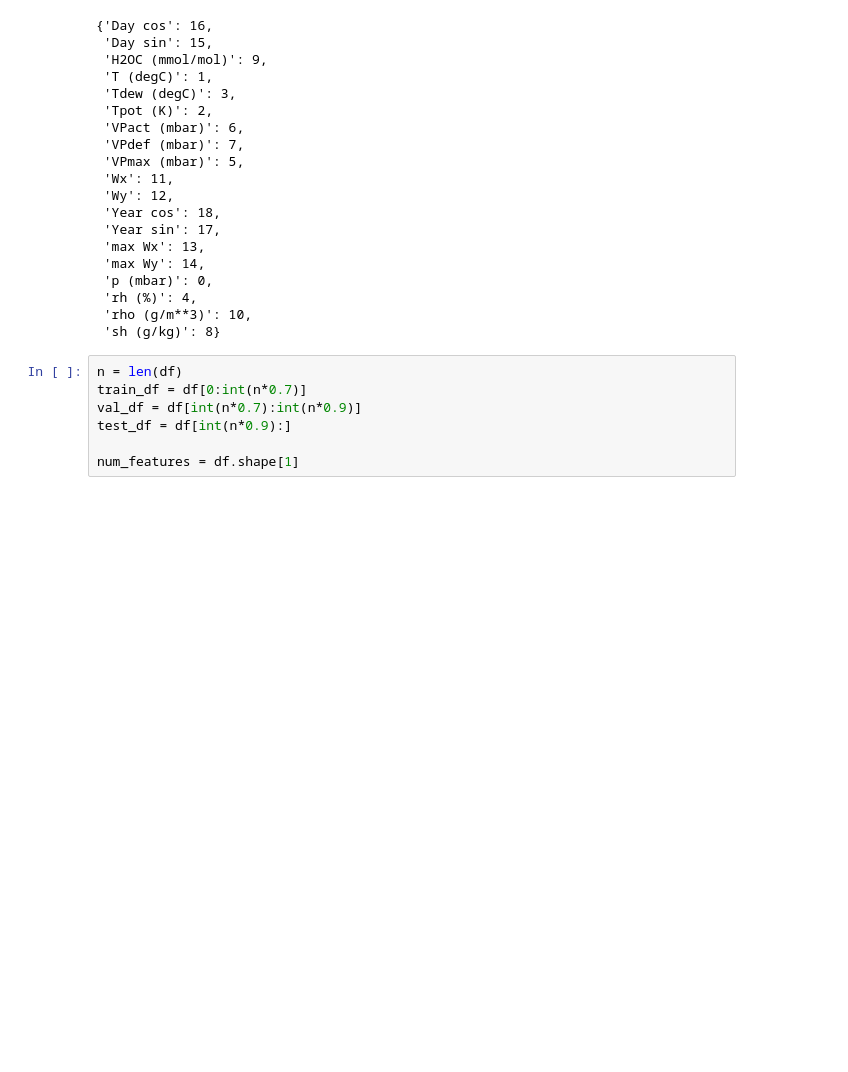
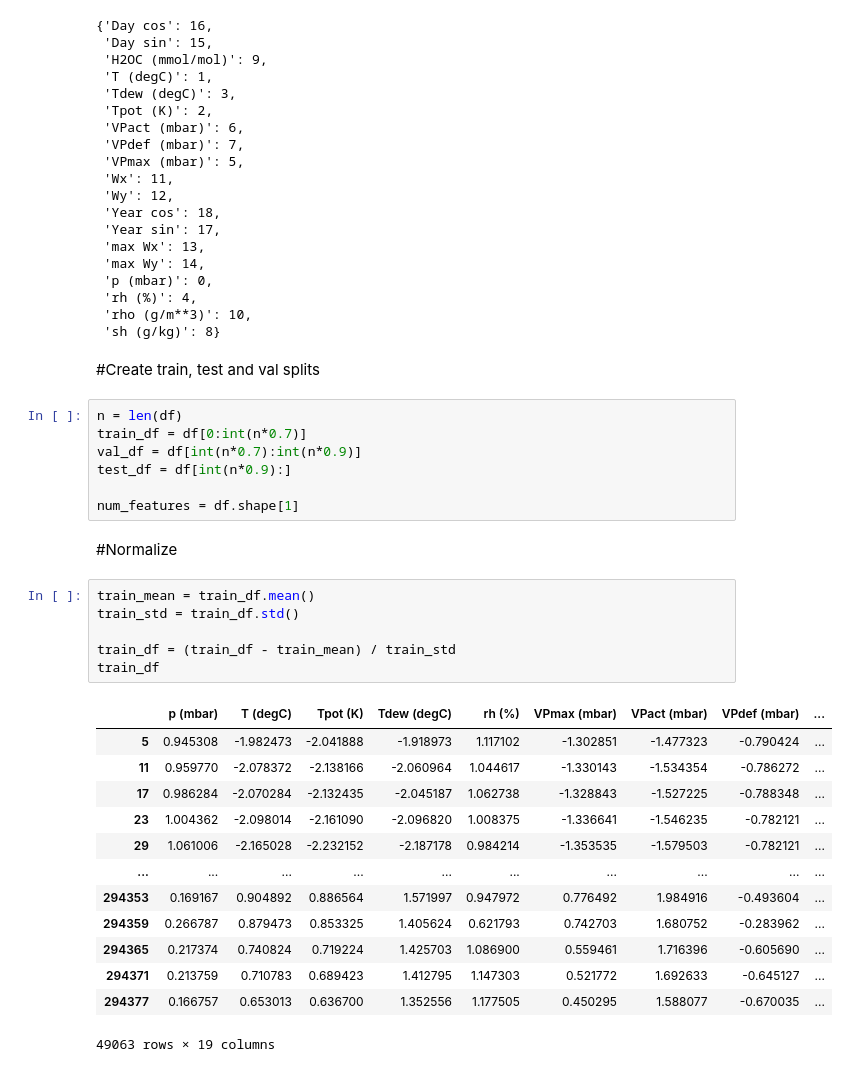
Before and after one commit to Forpee/time-series-practice-0, a Jupyter notebook: Time_Series.ipynb, the cells around one changed output. Cells and saved outputs as stored; diff of their text form; blank space fills up the shorter version.

```diff
--- a/Time_Series.ipynb
+++ b/Time_Series.ipynb
@@ -262,6 +262,8 @@ column_indices
  'rh (%)': 4,
  'rho (g/m**3)': 10,
  'sh (g/kg)': 8}
+# %% [markdown]
+#Create train, test and val splits
 # %%
 n = len(df)
 train_df = df[0:int(n*0.7)]
@@ -269,3 +271,25 @@ val_df = df[int(n*0.7):int(n*0.9)]
 test_df = df[int(n*0.9):]
 
 num_features = df.shape[1]
+# %% [markdown]
+#Normalize
+# %%
+train_mean = train_df.mean()
+train_std = train_df.std()
+
+train_df = (train_df - train_mean) / train_std
+train_df
+# %% [output]
+|  | p (mbar) | T (degC) | Tpot (K) | Tdew (degC) | rh (%) | VPmax (mbar) | VPact (mbar) | VPdef (mbar) | ... |
+| 5 | 0.945308 | -1.982473 | -2.041888 | -1.918973 | 1.117102 | -1.302851 | -1.477323 | -0.790424 | ... |
+| 11 | 0.959770 | -2.078372 | -2.138166 | -2.060964 | 1.044617 | -1.330143 | -1.534354 | -0.786272 | ... |
+| 17 | 0.986284 | -2.070284 | -2.132435 | -2.045187 | 1.062738 | -1.328843 | -1.527225 | -0.788348 | ... |
+| 23 | 1.004362 | -2.098014 | -2.161090 | -2.096820 | 1.008375 | -1.336641 | -1.546235 | -0.782121 | ... |
+| 29 | 1.061006 | -2.165028 | -2.232152 | -2.187178 | 0.984214 | -1.353535 | -1.579503 | -0.782121 | ... |
+| ... | ... | ... | ... | ... | ... | ... | ... | ... | ... |
+| 294353 | 0.169167 | 0.904892 | 0.886564 | 1.571997 | 0.947972 | 0.776492 | 1.984916 | -0.493604 | ... |
+| 294359 | 0.266787 | 0.879473 | 0.853325 | 1.405624 | 0.621793 | 0.742703 | 1.680752 | -0.283962 | ... |
+| 294365 | 0.217374 | 0.740824 | 0.719224 | 1.425703 | 1.086900 | 0.559461 | 1.716396 | -0.605690 | ... |
+| 294371 | 0.213759 | 0.710783 | 0.689423 | 1.412795 | 1.147303 | 0.521772 | 1.692633 | -0.645127 | ... |
+| 294377 | 0.166757 | 0.653013 | 0.636700 | 1.352556 | 1.177505 | 0.450295 | 1.588077 | -0.670035 | ... |
+49063 rows × 19 columns
```
Also changed, not shown: parts of 3 cells of this notebook.
